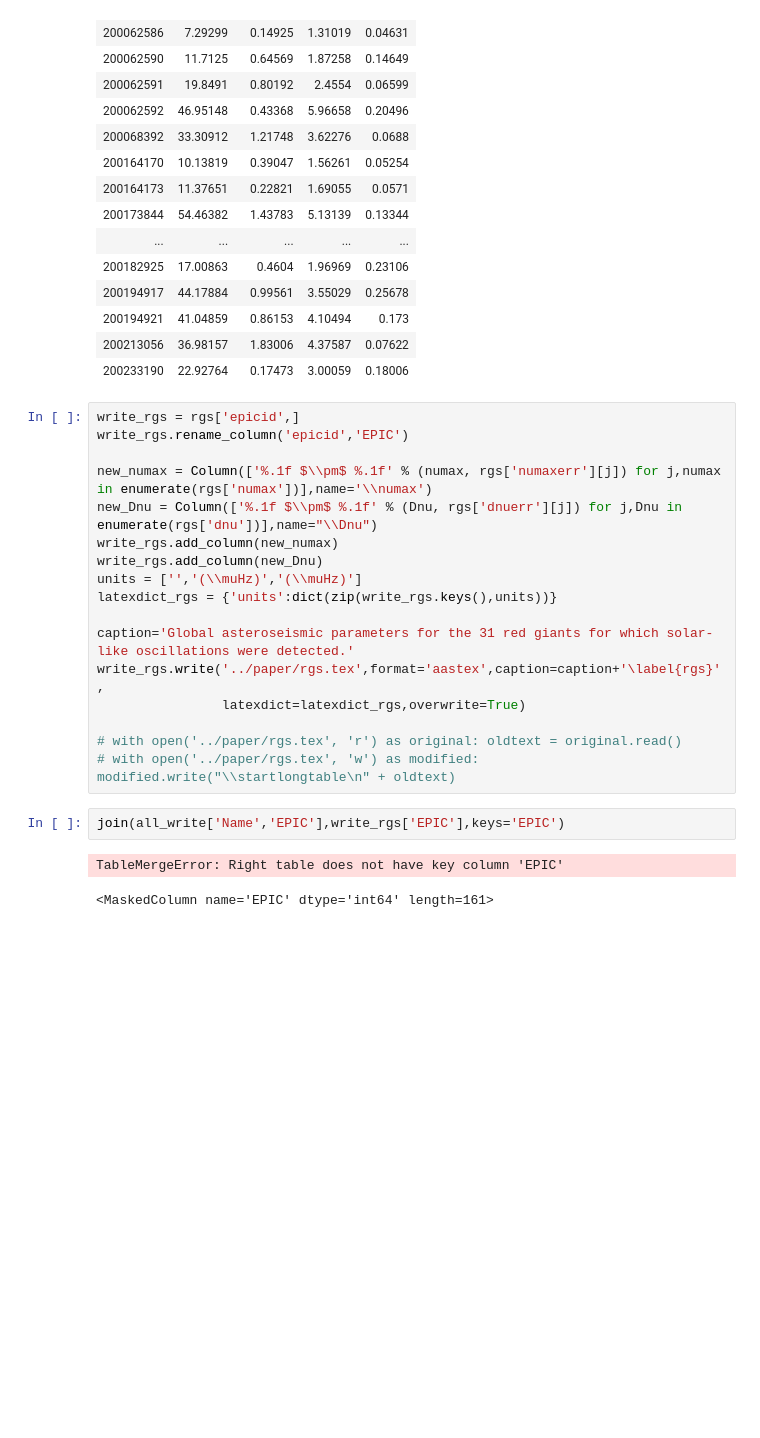
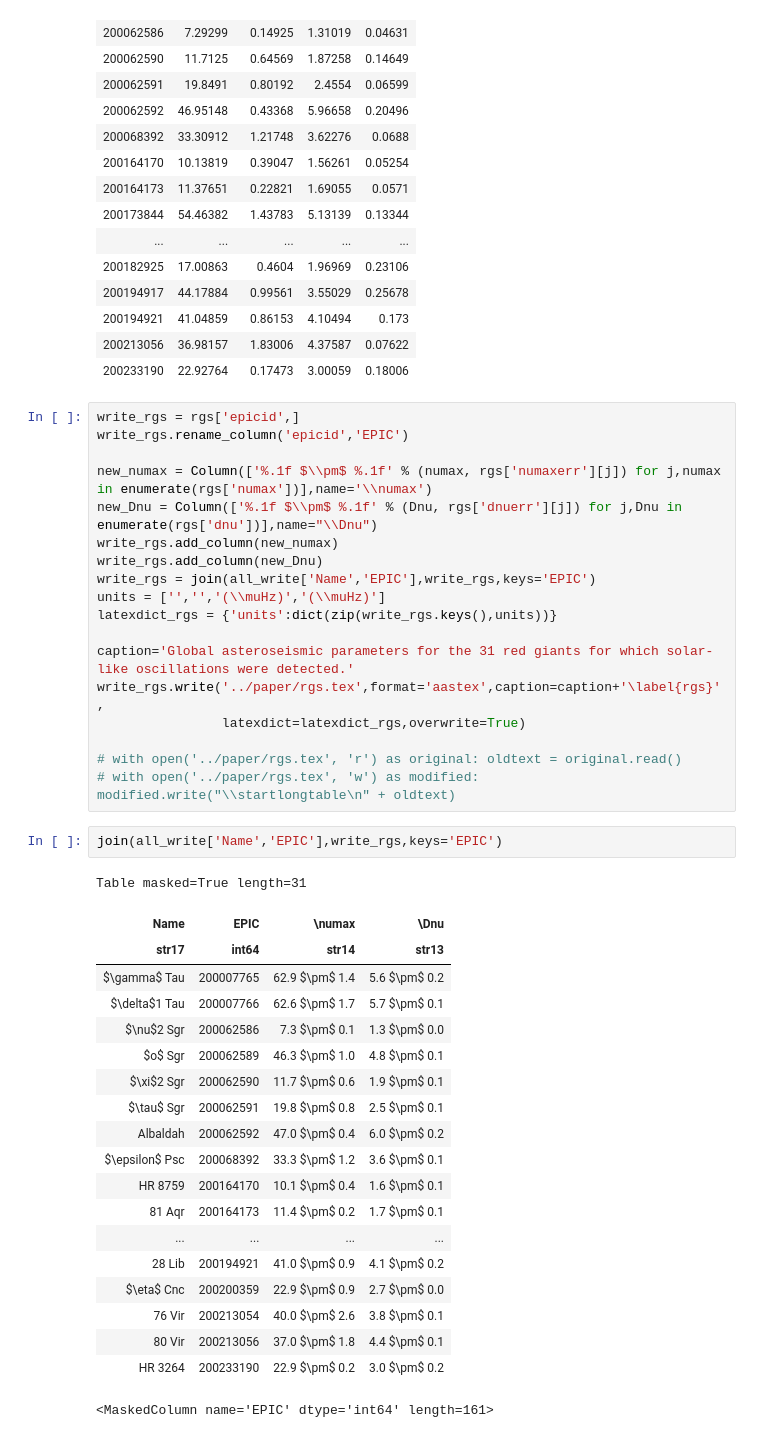
Before and after one commit to benjaminpope/k2halo, a Jupyter notebook: notebooks/download_stars.ipynb, the cells around one changed output. Drawn from its saved outputs; the diff is of its cells as text; blank space fills up the shorter version.

```diff
--- a/notebooks/download_stars.ipynb
+++ b/notebooks/download_stars.ipynb
@@ -480,7 +480,8 @@ new_numax = Column(['%.1f $\\pm$ %.1f' % (numax, rgs['numaxerr'][j]) for j,numax
 new_Dnu = Column(['%.1f $\\pm$ %.1f' % (Dnu, rgs['dnuerr'][j]) for j,Dnu in enumerate(rgs['dnu'])],name="\\Dnu")
 write_rgs.add_column(new_numax)
 write_rgs.add_column(new_Dnu)
-units = ['','(\\muHz)','(\\muHz)']
+write_rgs = join(all_write['Name','EPIC'],write_rgs,keys='EPIC')
+units = ['','','(\\muHz)','(\\muHz)']
 latexdict_rgs = {'units':dict(zip(write_rgs.keys(),units))}
 
 caption='Global asteroseismic parameters for the 31 red giants for which solar-like oscillations were detected.'
@@ -490,9 +491,27 @@ write_rgs.write('../paper/rgs.tex',format='aastex',caption=caption+'\label{rgs}'
 # with open('../paper/rgs.tex', 'r') as original: oldtext = original.read()
 # with open('../paper/rgs.tex', 'w') as modified: modified.write("\\startlongtable\n" + oldtext)
 # %%
-join(all_write['Name','EPIC'],write_rgs['EPIC'],keys='EPIC')
+join(all_write['Name','EPIC'],write_rgs,keys='EPIC')
 # %% [output]
-TableMergeError: Right table does not have key column 'EPIC'
+Table masked=True length=31
+| Name | EPIC | \numax | \Dnu |
+| str17 | int64 | str14 | str13 |
+| $\gamma$ Tau | 200007765 | 62.9 $\pm$ 1.4 | 5.6 $\pm$ 0.2 |
+| $\delta$1 Tau | 200007766 | 62.6 $\pm$ 1.7 | 5.7 $\pm$ 0.1 |
+| $\nu$2 Sgr | 200062586 | 7.3 $\pm$ 0.1 | 1.3 $\pm$ 0.0 |
+| $o$ Sgr | 200062589 | 46.3 $\pm$ 1.0 | 4.8 $\pm$ 0.1 |
+| $\xi$2 Sgr | 200062590 | 11.7 $\pm$ 0.6 | 1.9 $\pm$ 0.1 |
+| $\tau$ Sgr | 200062591 | 19.8 $\pm$ 0.8 | 2.5 $\pm$ 0.1 |
+| Albaldah | 200062592 | 47.0 $\pm$ 0.4 | 6.0 $\pm$ 0.2 |
+| $\epsilon$ Psc | 200068392 | 33.3 $\pm$ 1.2 | 3.6 $\pm$ 0.1 |
+| HR 8759 | 200164170 | 10.1 $\pm$ 0.4 | 1.6 $\pm$ 0.1 |
+| 81 Aqr | 200164173 | 11.4 $\pm$ 0.2 | 1.7 $\pm$ 0.1 |
+| ... | ... | ... | ... |
+| 28 Lib | 200194921 | 41.0 $\pm$ 0.9 | 4.1 $\pm$ 0.2 |
+| $\eta$ Cnc | 200200359 | 22.9 $\pm$ 0.9 | 2.7 $\pm$ 0.0 |
+| 76 Vir | 200213054 | 40.0 $\pm$ 2.6 | 3.8 $\pm$ 0.1 |
+| 80 Vir | 200213056 | 37.0 $\pm$ 1.8 | 4.4 $\pm$ 0.1 |
+| HR 3264 | 200233190 | 22.9 $\pm$ 0.2 | 3.0 $\pm$ 0.2 |
 # %%
 # %% [output]
 <MaskedColumn name='EPIC' dtype='int64' length=161>
```
Also changed, not shown: 7 other files.
